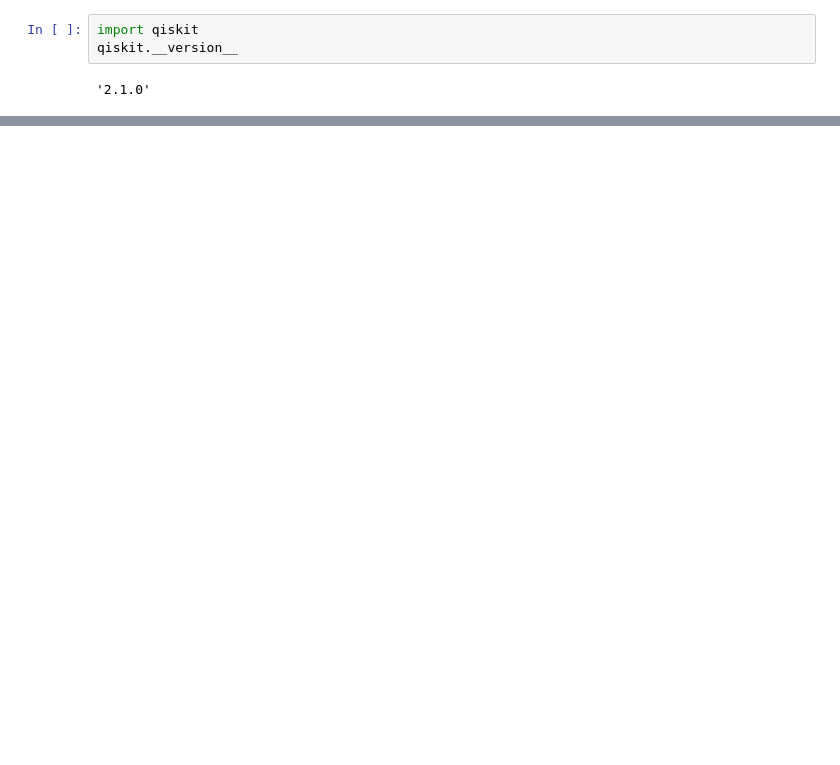
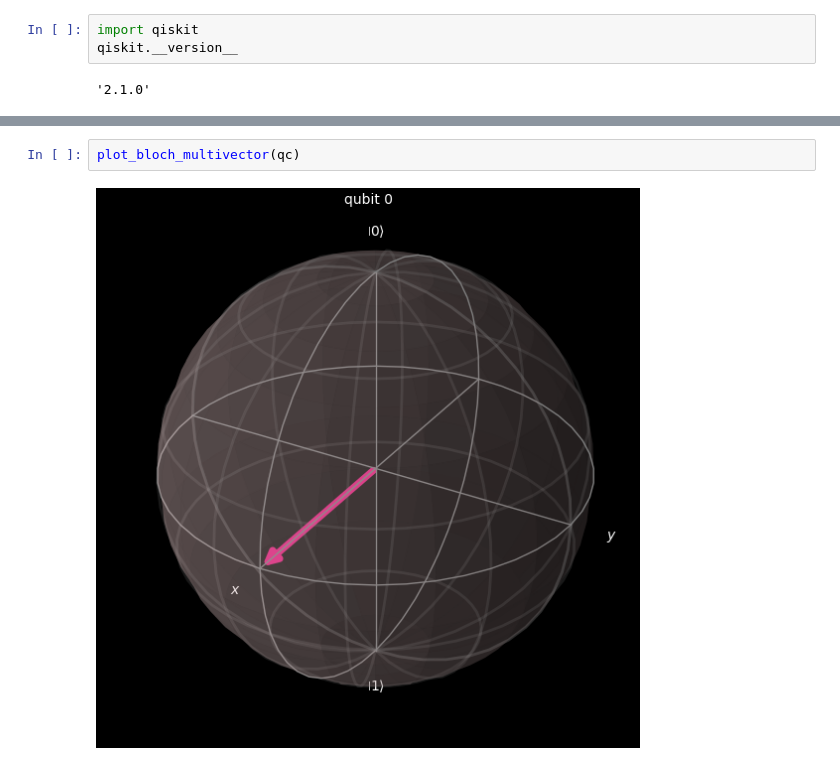
Before and after one commit to Siddhantshimpi/Siddhantshimpi, a Jupyter notebook: Quantum Computing with Qiskit/introduction.ipynb, the cells around one changed output, grey strips where cells are left out. Saved outputs shown, nothing was run; the diff lists cells and outputs as text; blank space fills up the shorter version.

```diff
--- a/Quantum Computing with Qiskit/introduction.ipynb
+++ b/Quantum Computing with Qiskit/introduction.ipynb
@@ -51,0 +120,4 @@ from qiskit_aer import AerSimulator
+# %%
+plot_bloch_multivector(qc)
+# %% [output]
+[figure, added]
```
Also changed, not shown: parts of 76 cells of this notebook, 1 other file.
